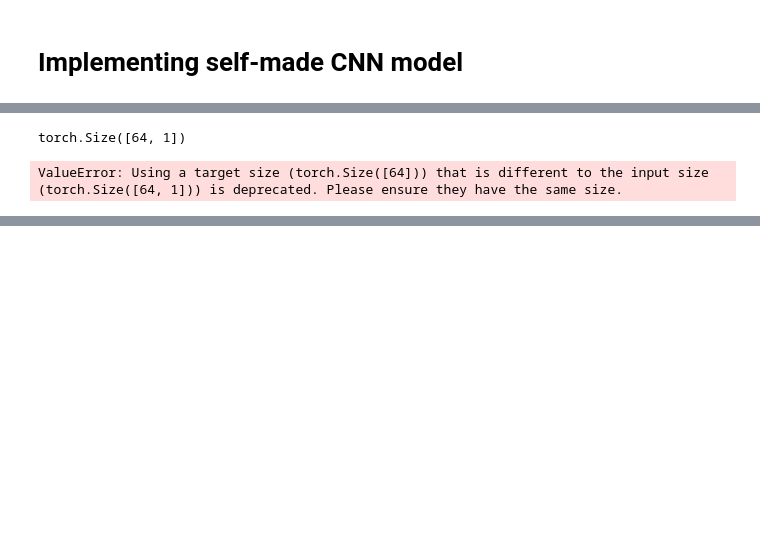
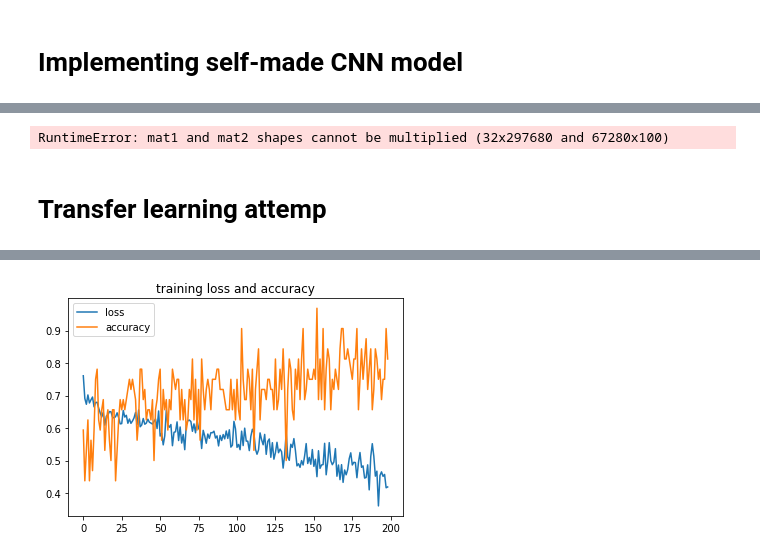
Before and after one commit to ivanshin/Cats_vs_dogs_vision, a Jupyter notebook: expirement_nb.ipynb, the cells around one changed output, grey strips where cells are left out. Saved outputs shown, nothing was run; the diff lists cells and outputs as text; code cells hidden in the pictures; blank space fills up the shorter version.

```diff
--- a/expirement_nb.ipynb
+++ b/expirement_nb.ipynb
@@ -385,5 +343,5 @@ ConvNet(
 # %%
 import torch.optim as optim
 
-optimizer = optim.Adam(net.parameters(), lr=0.01)
-loss_function = nn.BCELoss()
+optimizer = optim.Adam(net.parameters(), lr=0.007)
+criterion = nn.CrossEntropyLoss()
@@ -392,6 +352,8 @@ for epoch in range(EPOCHS):
 
     running_loss = 0.0
     for batch_no, data in enumerate(train_loader, 0):
+
+        inps, labels = data
 
         # zero the parameter gradients
         optimizer.zero_grad()
@@ -399,24 +361,82 @@ for epoch in range(EPOCHS):
         #print(type(data['image']))
         #print(data['label'])
 
+        #labels = data['label'].view(data['label'].shape[0], -1)
+        #labels = labels.float()
+
 
         # forward + backward + optimize
-        outputs = net(data['image'])
+        outputs = net(inps)
 
+        #print(outputs.shape)
+        #print(labels.shape)
 
-        print(outputs.shape)
+        loss = criterion(outputs, labels)
 
-        loss = loss_function(outputs, data['label'])
         loss.backward()
         optimizer.step()
 
+
         # print statistics
         running_loss += loss.item()
-        if batch_no % 10 == 0:    # print every 10 mini-batches
-            print(f'[{epoch + 1}, {batch_no + 1:5d}] loss: {running_loss / 10:.10f}')
+        if batch_no % 200 == 0:    # print every 10 mini-batches
+            print(f'[epoch {epoch + 1}, batch# {batch_no + 1:5d}] loss: {running_loss / 200:.3f}')
             running_loss = 0.0
 
 print('Finished Training')
 # %% [output]
-torch.Size([64, 1])
+RuntimeError: mat1 and mat2 shapes cannot be multiplied (32x297680 and 67280x100)
-ValueError: Using a target size (torch.Size([64])) that is different to the input size (torch.Size([64, 1])) is deprecated. Please ensure they have the same size.
+# %% [markdown]
+# Transfer learning attemp
+# %%
+model = torchvision.models.densenet121(pretrained=True)
+# %%
+import torch.optim as optim
+
+optimizer = optim.Adam(model.parameters(), lr=0.01)
+criterion = nn.CrossEntropyLoss()
+# %%
+num_ftrs = model.classifier.in_features
+model.classifier = nn.Sequential(
+    nn.Linear(num_ftrs, 500),
+    nn.Linear(500, 2)
+)
+# %%
+torch.manual_seed(SEED)
+
+itr = 1
+p_itr = 10
+model.train()
+total_loss = 0
+loss_list = []
+acc_list = []
+for epoch in range(EPOCHS):
+    for batch_no, data in enumerate(train_loader, 0):
+
+        samples, labels = data
+
+        optimizer.zero_grad()
+
+        output = model(samples)
+        loss = criterion(output, labels)
+        loss.backward()
+        optimizer.step()
+        total_loss += loss.item()
+
+        if itr%p_itr == 0:
+            pred = torch.argmax(output, dim=1)
+            correct = pred.eq(labels)
+            acc = torch.mean(correct.float())
+            print('[Epoch {}/{}] Iteration {} -> Train Loss: {:.4f}, Accuracy: {:.3f}'.format(epoch+1, EPOCHS, itr, total_loss/p_itr, acc))
+            loss_list.append(total_loss/p_itr)
+            acc_list.append(acc)
+            total_loss = 0
+
+        itr += 1
+
+plt.plot(loss_list, label='loss')
+plt.plot(acc_list, label='accuracy')
+plt.legend()
+plt.title('training loss and accuracy')
+plt.show()
+# %% [output]
@@ -422,0 +460 @@ ValueError: Using a target size (torch.Size([64])) that is different to the inpu
+[figure, added]
```
Also changed, not shown: parts of 13 cells of this notebook, 1 other file.
